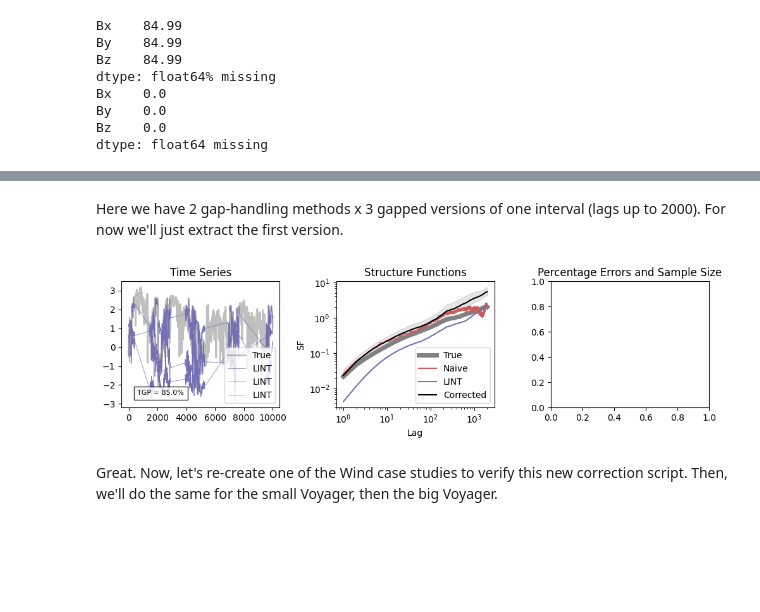
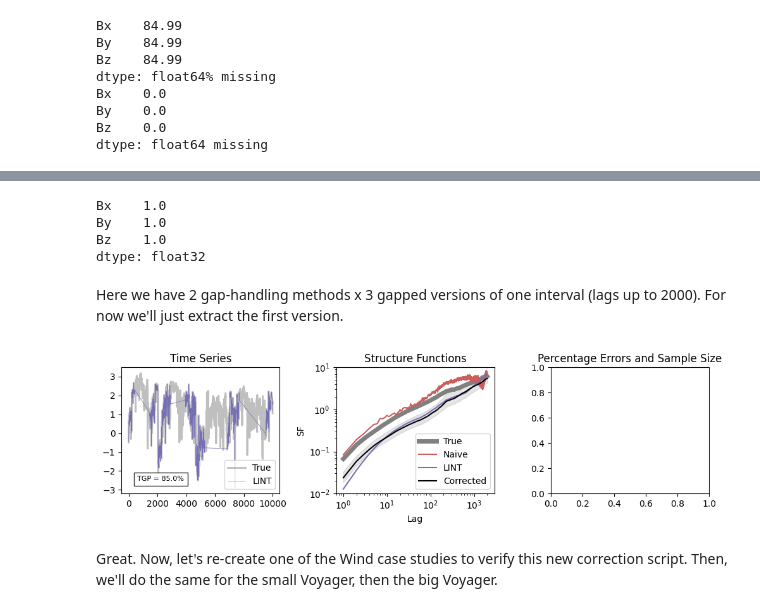
Before and after one commit to daniel-wrench/sf_gap_analysis, a Jupyter notebook: notebooks/correction_correction.ipynb, the cells around one changed output, grey strips where cells are left out. Cells and saved outputs as stored; diff of their text form; code cells hidden in the pictures; blank space fills up the shorter version.

```diff
--- a/notebooks/correction_correction.ipynb
+++ b/notebooks/correction_correction.ipynb
@@ -468,8 +467,8 @@ def get_curves(data, cadence):
         # if correction:
         # Perform the correction to sf_df here!
 
-        # NOT NORMALISING YET!
-        #sf_df["sf_2"] *= col_sd**2
+        # NOT UN-NORMALISING YET!
+        sf_df["sf_2"] *= col_sd**2
 
         all_sfs.append(sf_df["sf_2"].values)
 
@@ -582,2 +533,9 @@ plt.loglog(sf_lint["lag"], sf_lint["sf"], label="linear interp", color=palette["
+# %%
+interval.std()
+# %% [output]
+Bx    1.0
+By    1.0
+Bz    1.0
+dtype: float32
 # %%
 # sfs_gapped["gap_status"] = sfs_gapped["gap_handling"]
@@ -622,7 +580,7 @@ fig, ax = plt.subplots(1, 3, figsize=(10, 3), sharex=False)
 # Left plot: time series
 ax[0].plot(interval["Bx"].values, c=palette["true"], lw=2, alpha=0.5, label="True")
 ax[0].plot(
-    int_lint.values,
+    int_lint["Bx"].values,
     c=palette["lint"],
     lw=0.5,
     label="LINT",
@@ -638,9 +596,9 @@ ax[0].annotate(
 )
 
 # Middle plot: structure functions
-ax[1].loglog(sf_true["lag"], sf_true["sf"], label="True", c=palette["true"], lw=5)
-ax[1].loglog(sf_naive["lag"], sf_naive["sf"], label="Naive", c=palette["naive"])
-ax[1].loglog(sf_lint["lag"], sf_lint["sf"], label="LINT", c=palette["lint"])
+ax[1].loglog(sf_true["lag"], sf_true["sf"]*3, label="True", c=palette["true"], lw=5)
+ax[1].loglog(sf_naive["lag"], sf_naive["sf"]*3, label="Naive", c=palette["naive"])
+ax[1].loglog(sf_lint["lag"], sf_lint["sf"] * 3, label="LINT", c=palette["lint"])
 ax[1].loglog(sf_lint["lag"], sf_corr, label="Corrected", c=palette["corrected_3d"])
 ax[1].fill_between(
     sf_lint["lag"],
@@ -654,40 +612,42 @@ ax[1].legend()
 ax[1].set_xlabel("Lag")
 ax[1].set_ylabel("SF")
 ax[1].set_title("Structure Functions")
+ax[1].set_ylim(1e-2, 1e1)
+
 ax[0].set_title("Time Series")
 ax[2].set_title("Percentage Errors and Sample Size")
 
 # Right plot: percentage errors
 # ax[2].semilogx(sf_true["lag"], np.zeros_like(sf_true["lag"]), c="grey", linestyle="--")
 # ax[2].semilogx(
 #     sf_naive["lag"],
 #     100 * (sf_naive["sf"] - sf_naive["sf"]_orig) / sf_naive["sf"]_orig,
 #     label="Naive",
 #     c=palette["naive"],
 # )
 # ax[2].semilogx(
 #     sf_lint["lag"],
 #     100 * (sf_lint["sf"] - sf_lint["sf"]_orig) / sf_lint["sf"]_orig,
 #     label="LINT",
 #     c=palette["lint"],
 # )
 # ax[2].semilogx(
 #     sf_lint["lag"],
 #     100 * (sf_corr - sf_lint["sf"]_orig) / sf_lint["sf"]_orig,
 #     label="Corrected",
 #     c=palette["corrected_3d"],
 # )
 
 # Add secondary y-axis for sample size
 # ax2 = ax[2].twinx()
 # ax2.set_ylabel("GP", color="green")
 # ax2.semilogx(sf_lint["lag"], sf_lint.missing_percent, color="green")
 # ax2.tick_params(axis="y", labelcolor="green")
 # ax2.set_ylim(0, 110)
 plt.tight_layout()
 plt.show()
 # %% [output]
-[figure, old version]
+[figure, new version]
 # %% [markdown]
 Great. Now, let's re-create one of the Wind case studies to verify this new correction script.
 Then, we'll do the same for the small Voyager, then the big Voyager.
```
Also changed, not shown: parts of 8 cells of this notebook.
